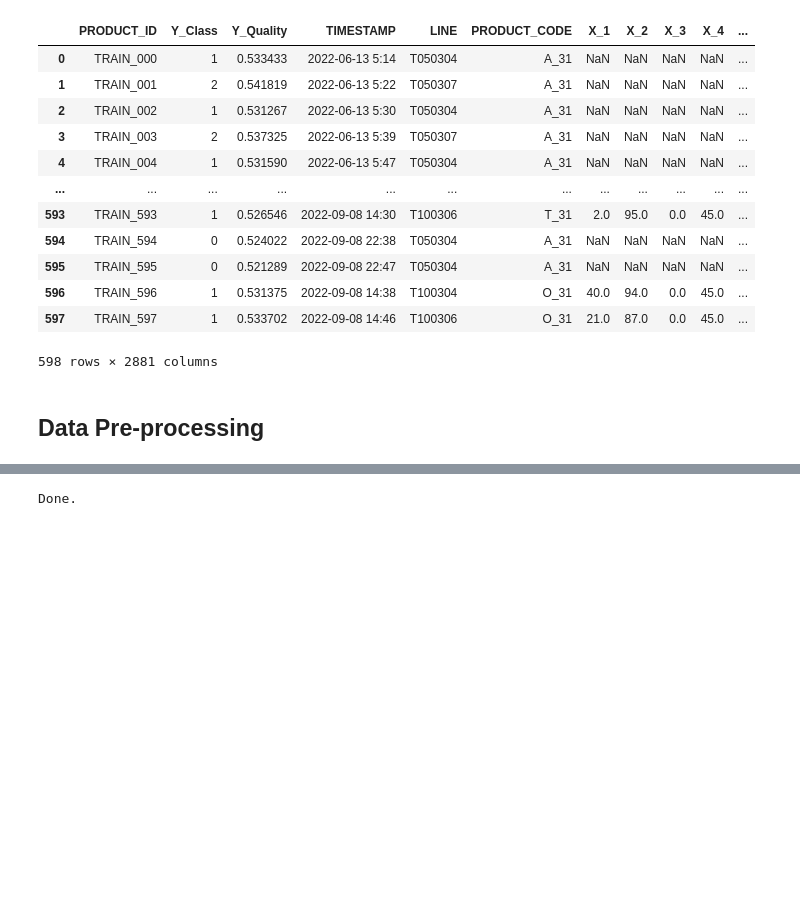
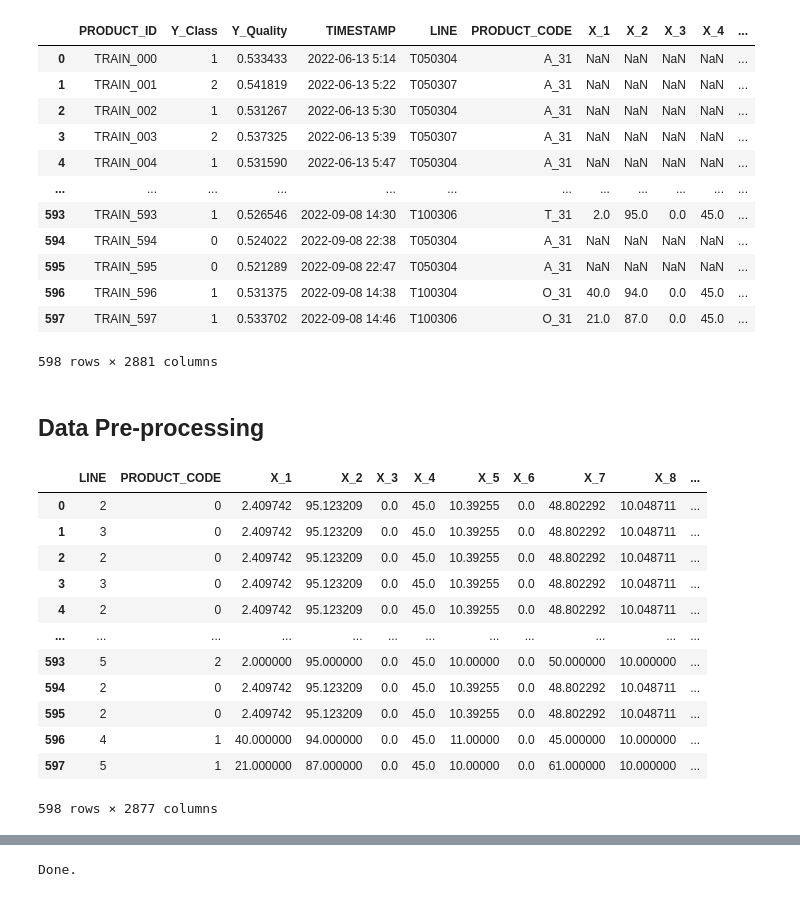
Before and after one commit to seoggu/hackerton_1, a Jupyter notebook: original copy.ipynb, the cells around one changed output, grey strips where cells are left out. Cells and saved outputs as stored; diff of their text form; code cells hidden in the pictures; blank space fills up the shorter version.

```diff
--- a/original copy.ipynb
+++ b/original copy.ipynb
@@ -37,9 +42,27 @@ train_df
 | 597 | TRAIN_597 | 1 | 0.533702 | 2022-09-08 14:46 | T100306 | O_31 | 21.0 | 87.0 | 0.0 | 45.0 | ... |
 598 rows × 2881 columns
 # %%
-train_x = train_df.drop(columns=['PRODUCT_ID', 'TIMESTAMP', 'Y_Class', 'Y_Quality','LINE'])
+train_x = train_df.drop(columns=['PRODUCT_ID', 'TIMESTAMP', 'Y_Class', 'Y_Quality'])
 train_y = train_df[['Y_Class']]
 
-test_x = test_df.drop(columns=['PRODUCT_ID', 'TIMESTAMP','LINE'])
+test_x = test_df.drop(columns=['PRODUCT_ID', 'TIMESTAMP'])
 # %% [markdown]
 ## Data Pre-processing
+# %%
+train_x = train_x.fillna(train_x.mean())
+test_x = test_x.fillna(test_x.mean())
+train_x
+# %% [output]
+|  | LINE | PRODUCT_CODE | X_1 | X_2 | X_3 | X_4 | X_5 | X_6 | X_7 | X_8 | ... |
+| 0 | 2 | 0 | 2.409742 | 95.123209 | 0.0 | 45.0 | 10.39255 | 0.0 | 48.802292 | 10.048711 | ... |
+| 1 | 3 | 0 | 2.409742 | 95.123209 | 0.0 | 45.0 | 10.39255 | 0.0 | 48.802292 | 10.048711 | ... |
+| 2 | 2 | 0 | 2.409742 | 95.123209 | 0.0 | 45.0 | 10.39255 | 0.0 | 48.802292 | 10.048711 | ... |
+| 3 | 3 | 0 | 2.409742 | 95.123209 | 0.0 | 45.0 | 10.39255 | 0.0 | 48.802292 | 10.048711 | ... |
+| 4 | 2 | 0 | 2.409742 | 95.123209 | 0.0 | 45.0 | 10.39255 | 0.0 | 48.802292 | 10.048711 | ... |
+| ... | ... | ... | ... | ... | ... | ... | ... | ... | ... | ... | ... |
+| 593 | 5 | 2 | 2.000000 | 95.000000 | 0.0 | 45.0 | 10.00000 | 0.0 | 50.000000 | 10.000000 | ... |
+| 594 | 2 | 0 | 2.409742 | 95.123209 | 0.0 | 45.0 | 10.39255 | 0.0 | 48.802292 | 10.048711 | ... |
+| 595 | 2 | 0 | 2.409742 | 95.123209 | 0.0 | 45.0 | 10.39255 | 0.0 | 48.802292 | 10.048711 | ... |
+| 596 | 4 | 1 | 40.000000 | 94.000000 | 0.0 | 45.0 | 11.00000 | 0.0 | 45.000000 | 10.000000 | ... |
+| 597 | 5 | 1 | 21.000000 | 87.000000 | 0.0 | 45.0 | 10.00000 | 0.0 | 61.000000 | 10.000000 | ... |
+598 rows × 2877 columns
```
Also changed, not shown: parts of 19 cells of this notebook, 5 other files.
